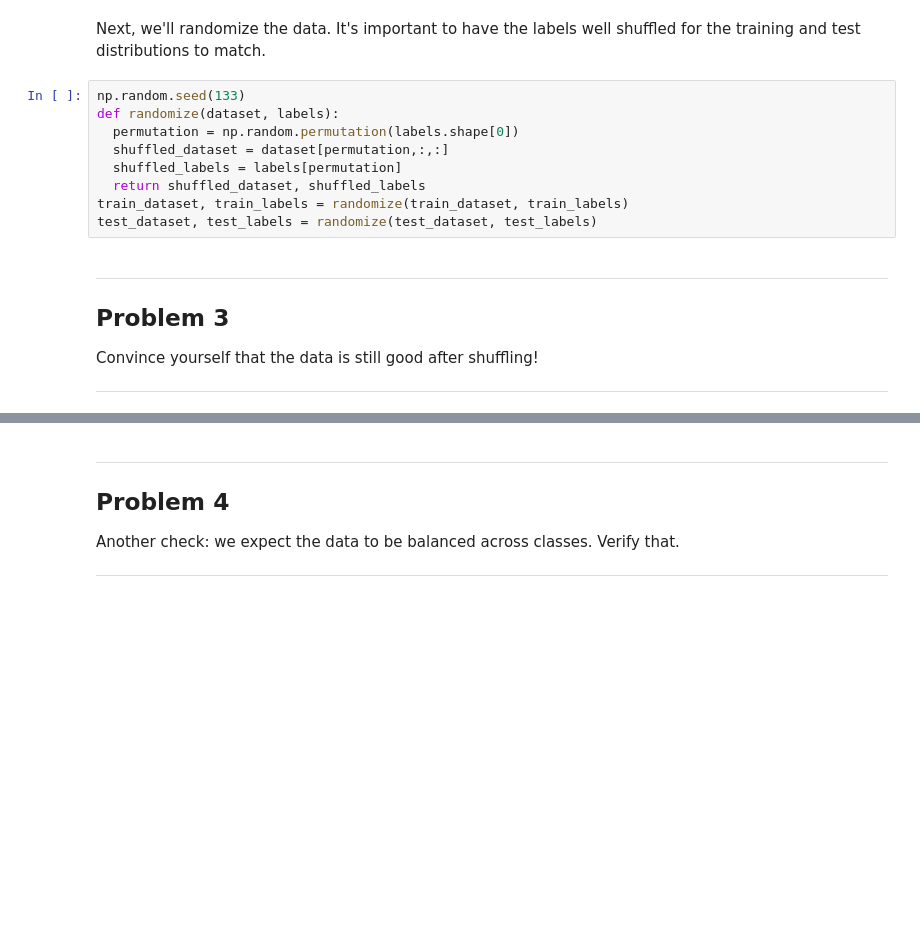
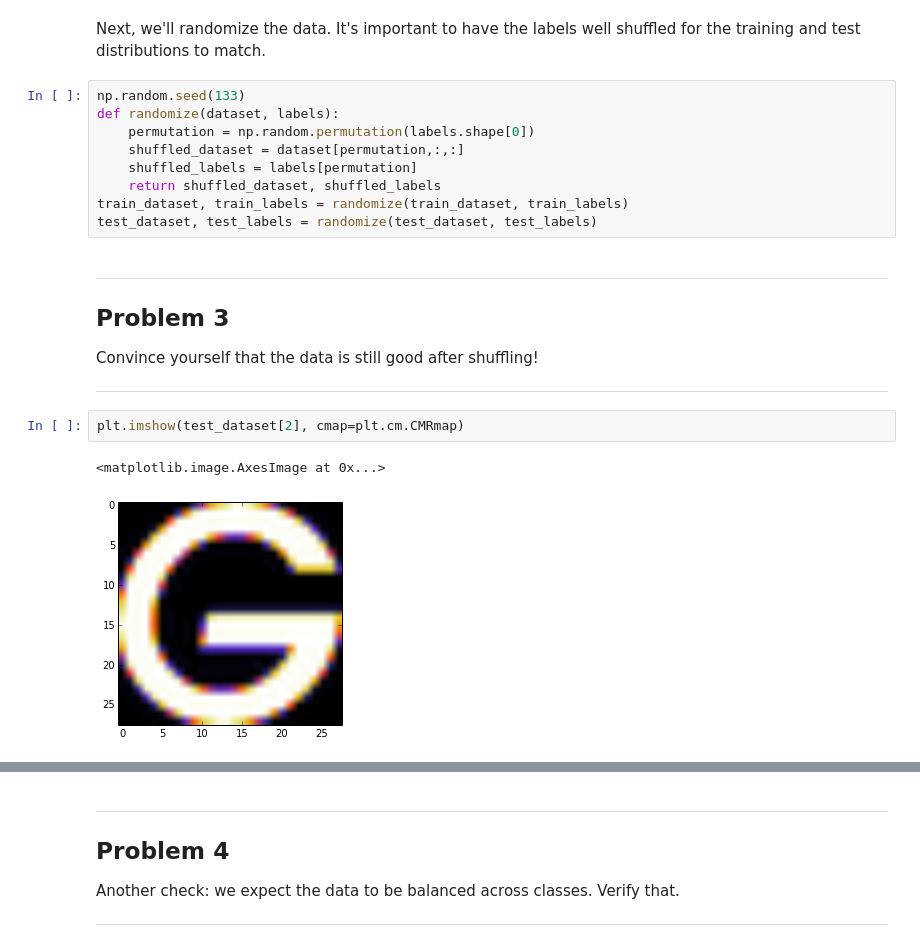
Before and after one commit to jrubin01/google-deep-learning-class, a Jupyter notebook: 1_notmnist.ipynb, the cells around one changed output, grey strips where cells are left out. Cells and saved outputs as stored; diff of their text form; blank space fills up the shorter version.

```diff
--- a/1_notmnist.ipynb
+++ b/1_notmnist.ipynb
@@ -161,10 +179,10 @@ Next, we'll randomize the data. It's important to have the labels well shuffled
 # %%
 np.random.seed(133)
 def randomize(dataset, labels):
-  permutation = np.random.permutation(labels.shape[0])
-  shuffled_dataset = dataset[permutation,:,:]
-  shuffled_labels = labels[permutation]
-  return shuffled_dataset, shuffled_labels
+    permutation = np.random.permutation(labels.shape[0])
+    shuffled_dataset = dataset[permutation,:,:]
+    shuffled_labels = labels[permutation]
+    return shuffled_dataset, shuffled_labels
 train_dataset, train_labels = randomize(train_dataset, train_labels)
 test_dataset, test_labels = randomize(test_dataset, test_labels)
 # %% [markdown]
@@ -174,3 +192,8 @@ Problem 3
 Convince yourself that the data is still good after shuffling!
 
 ---
+# %%
+plt.imshow(test_dataset[2], cmap=plt.cm.CMRmap)
+# %% [output]
+<matplotlib.image.AxesImage at 0x...>
+[figure, added]
```
Also changed, not shown: parts of 16 cells of this notebook, 1 other file.
